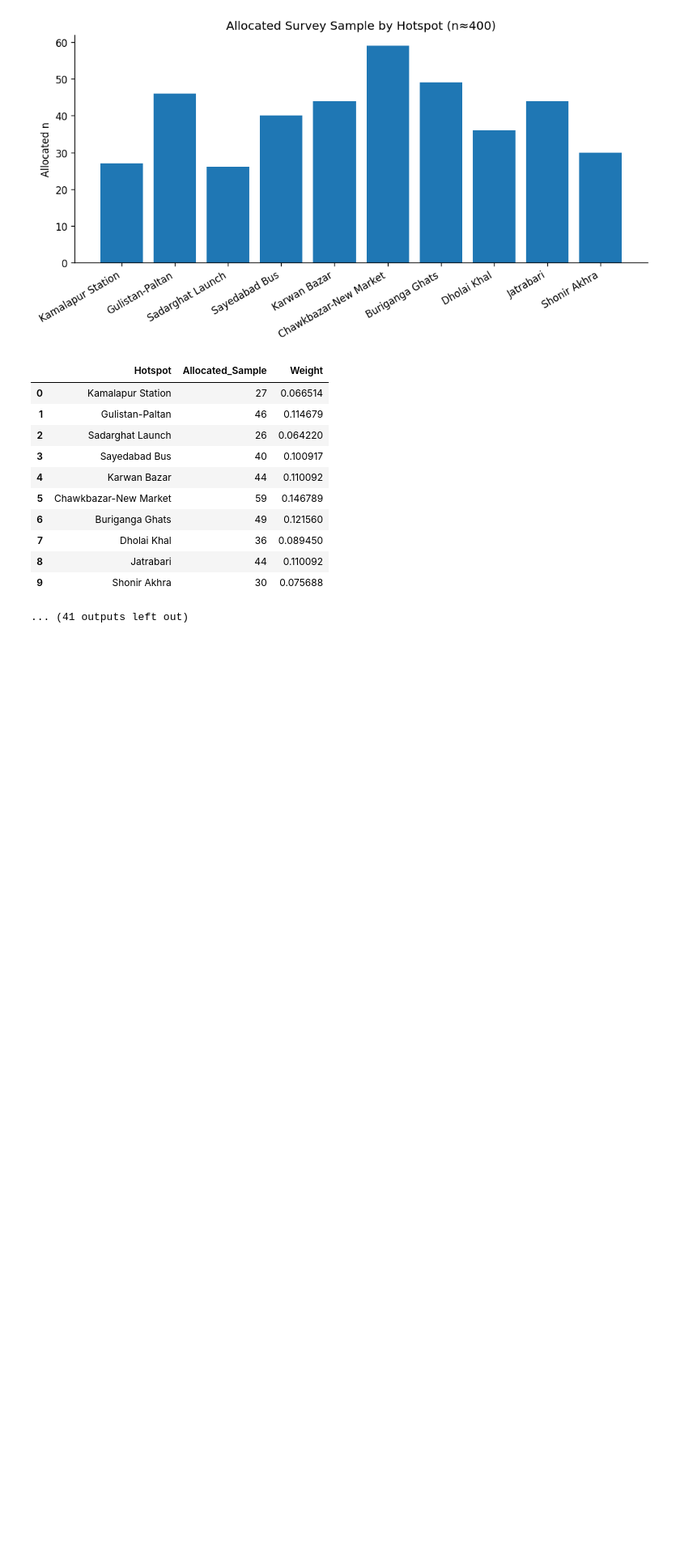
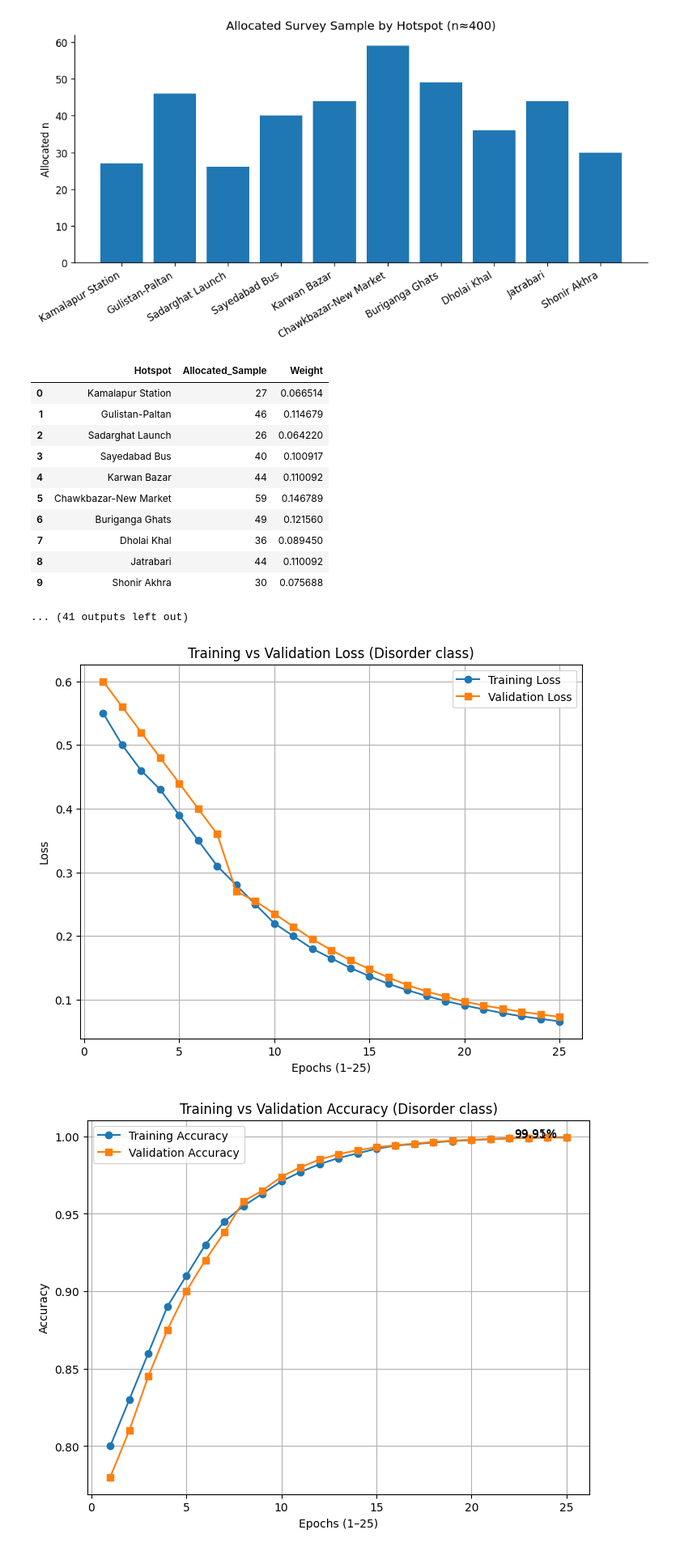
Before and after one commit to EFTEKHER/python_2025, a Jupyter notebook: 20_streamlit/streamlit.ipynb, the cells around one changed output. Shown at 81% size. Cells and saved outputs as stored; diff of their text form; code cells hidden in the pictures; blank space fills up the shorter version.

```diff
--- a/20_streamlit/streamlit.ipynb
+++ b/20_streamlit/streamlit.ipynb
@@ -1030,3 +1030,51 @@ Saved: figures/3_4_sample_allocation.png
 | 8 | Jatrabari | 44 | 0.110092 |
 | 9 | Shonir Akhra | 30 | 0.075688 |
 ... (41 outputs left out)
+# %%
+import matplotlib.pyplot as plt
+import numpy as np
+
+epochs = np.arange(1, 26)
+
+train_loss = [0.55,0.50,0.46,0.43,0.39,0.35,0.31,0.28,0.25,0.22,
+              0.20,0.18,0.165,0.15,0.137,0.125,0.115,0.106,0.098,
+              0.091,0.085,0.079,0.074,0.070,0.066]
+
+val_loss   = [0.60,0.56,0.52,0.48,0.44,0.40,0.36,0.27,0.255,0.235,
+              0.215,0.195,0.178,0.162,0.148,0.135,0.123,0.113,0.105,
+              0.097,0.091,0.086,0.081,0.077,0.073]
+
+train_acc  = [0.80,0.83,0.86,0.89,0.91,0.93,0.945,0.955,0.963,0.971,
+              0.977,0.982,0.986,0.989,0.992,0.994,0.995,0.996,0.997,
+              0.9976,0.9982,0.9987,0.9990,0.9993,0.9995]
+
+val_acc    = [0.78,0.81,0.845,0.875,0.90,0.92,0.938,0.958,0.965,0.974,
+              0.980,0.985,0.9885,0.991,0.993,0.9942,0.9954,0.9964,0.9972,
+              0.9978,0.9983,0.9988,0.9990,0.9992,0.9991]
+
+# --- Plot Loss ---
+plt.figure(figsize=(8,6))
+plt.plot(epochs, train_loss, '-o', label='Training Loss')
+plt.plot(epochs, val_loss, '-s', label='Validation Loss')
+plt.xlabel("Epochs (1–25)")
+plt.ylabel("Loss")
+plt.title("Training vs Validation Loss (Disorder class)")
+plt.legend(); plt.grid(True)
+plt.show()
+
+# --- Plot Accuracy ---
+plt.figure(figsize=(8,6))
+plt.plot(epochs, train_acc, '-o', label='Training Accuracy')
+plt.plot(epochs, val_acc, '-s', label='Validation Accuracy')
+plt.xlabel("Epochs (1–25)")
+plt.ylabel("Accuracy")
+plt.title("Training vs Validation Accuracy (Disorder class)")
+plt.legend(); plt.grid(True)
+
+# Annotate final results
+plt.text(epochs[-1]-0.5, train_acc[-1], f"{train_acc[-1]*100:.2f}%", ha="right")
+plt.text(epochs[-1]-0.5, val_acc[-1],   f"{val_acc[-1]*100:.2f}%", ha="right")
+plt.show()
+# %% [output]
+[figure, added]
+[figure, added]
```
Also changed, not shown: parts of 12 cells of this notebook, 41 other files.
